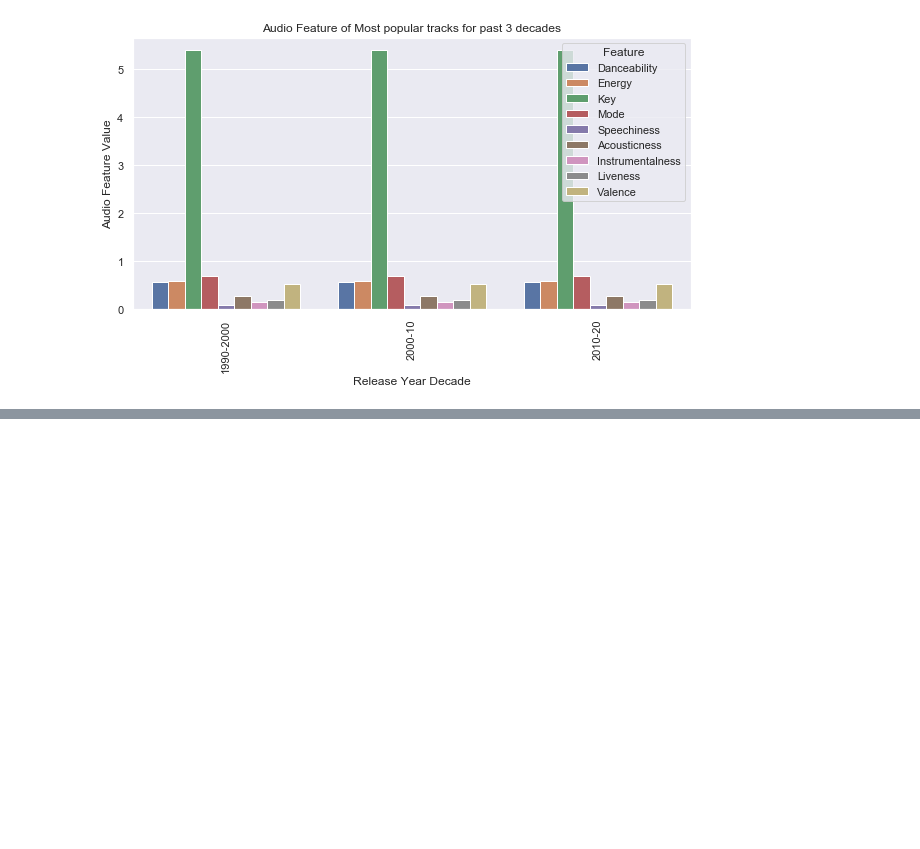
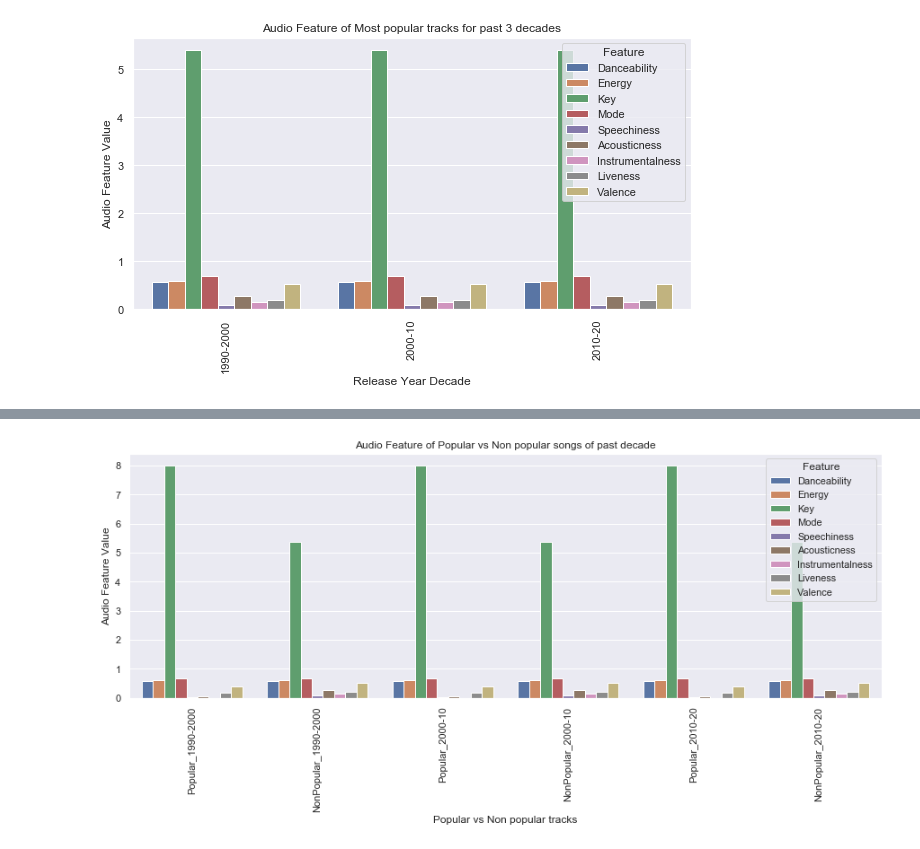
Before and after one commit to LievoisT/DataProject-Spotify, a Jupyter notebook: TrackDataAnalysis.ipynb, the cells around one changed output, grey strips where cells are left out. Drawn from its saved outputs; the diff is of its cells as text; code cells hidden in the pictures; blank space fills up the shorter version.

```diff
--- a/TrackDataAnalysis.ipynb
+++ b/TrackDataAnalysis.ipynb
@@ -312,0 +421,34 @@ plt.savefig('Output_Charts/TrackFig7.png')
+# %%
+# creating lists to merge popular and non popular features and values into 1 list to use for seaborn
+Decade = []
+Type = []
+Features = []
+Feature_Values = []
+for name in grouped_popular_last_decade.index:
+    for (ColumnName, columnData) in grouped_popular_last_decade.iteritems():
+        Features.append(ColumnName)
+        Feature_Values.append(round(columnData.values[0], 6))
+        type = "Popular_" + name
+        Type.append(type)
+        Decade.append(name)
+    for (ColumnName, columnData) in grouped_nonpopular_last_decade.iteritems():
+        Features.append(ColumnName)
+        Feature_Values.append(round(columnData.values[0], 6))
+        type = "NonPopular_" + name
+        Type.append(type)
+        Decade.append(name)
+# %%
+new_df = pd.DataFrame({"Feature" : Features, "Values" : Feature_Values, "Type" : Type, "Decade"  : Decade})
+# %%
+plt.style.use("bmh")
+sns.set(style="darkgrid")
+plt.figure(figsize=(15,5))
+#g = sns.catplot(x="Feature", y="Values", kind="bar", data=new_df)
+g=sns.barplot(x='Type', y='Values', hue='Feature', data=new_df)
+g.set_xticklabels(g.get_xticklabels(), rotation=90)
+g.set_title("Audio Feature of Popular vs Non popular songs of past decade")
+g.set_xlabel("Popular vs Non popular tracks")
+g.set_ylabel("Audio Feature Value")
+plt.savefig('Output_Charts/TrackFig9.png')
+# %% [output]
+[figure, added]
```
Also changed, not shown: parts of 29 cells of this notebook, 5 other files.
